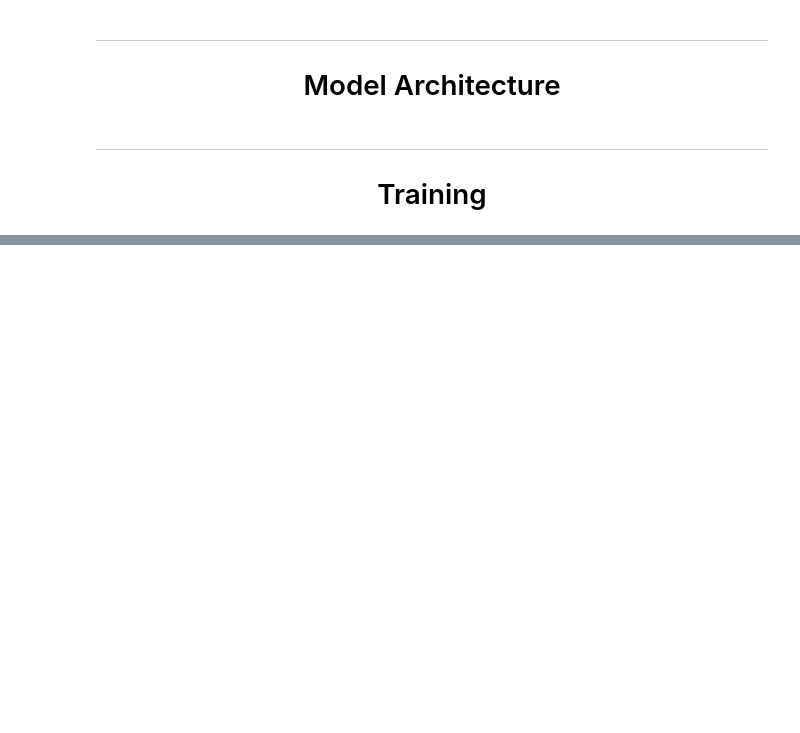
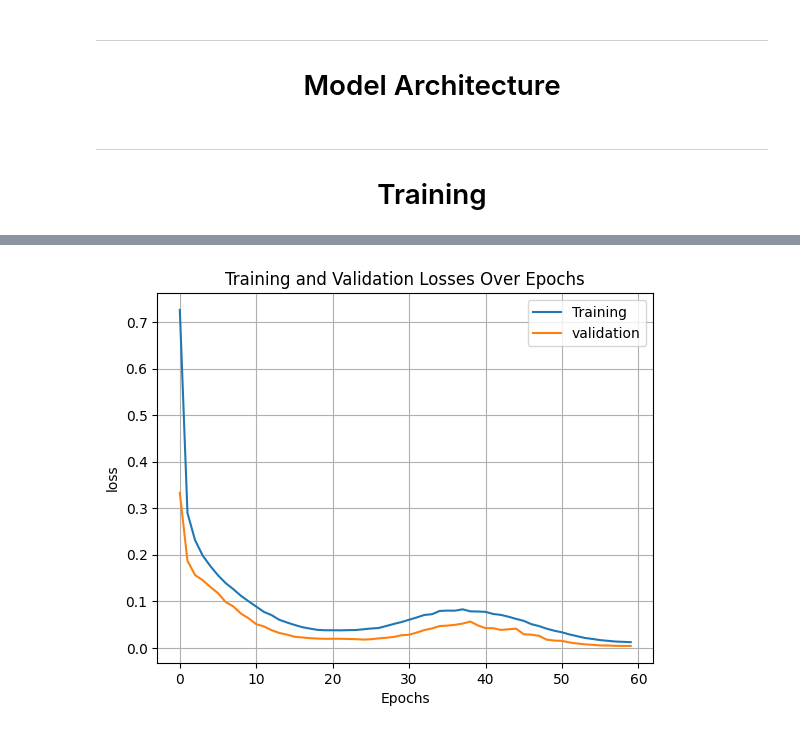
Before and after one commit to MirkoMorello/MSc_ICT, a Jupyter notebook: Final_Project/wake_word_training_slim.ipynb, the cells around one changed output, grey strips where cells are left out. Drawn from its saved outputs; the diff is of its cells as text; code cells hidden in the pictures; blank space fills up the shorter version.

Commit message:
Improved notebook and added training and validation graphs

```diff
--- a/Final_Project/wake_word_training_slim.ipynb
+++ b/Final_Project/wake_word_training_slim.ipynb
@@ -18,6 +18,9 @@ from tqdm import tqdm
 
 class SubsetSC(torchaudio.datasets.SPEECHCOMMANDS):
     def __init__(self, subset: str = None, root="./datasets/speechcommand", download=True):
+        # Creates the directory where download the dataset if it doesn't exists.
+        if not os.path.exists(root) and download:
+            os.mkdir(root)
         super().__init__(root=root, download=download)
         def load_list(filename):
             filepath = os.path.join(self._path, filename)
@@ -303,9 +306,14 @@ def validate_epoch(model, val_loader, device, epoch):
     epoch_loss = running_loss / total_samples
     epoch_accuracy = running_accuracy / total_samples
     return epoch_loss, epoch_accuracy
+# %%
+train_losses = []
+train_accs = []
+val_losses = []
+val_accs = []
 # %%
 # Configuration
-num_epochs = 5
+num_epochs = 60
 batch_size = 64
 learning_rate = 0.001
 sample_rate = 16000
@@ -327,11 +335,19 @@ print("Using device:", device)
 # Initialize model, optimizer
 model = EncDecClassificationModel(num_classes=num_classes, sample_rate=sample_rate).to(device)
 optimizer = optim.Adam(model.parameters(), lr=learning_rate)
+scheduler = optim.lr_scheduler.CosineAnnealingLR(optimizer, T_max=20)
 
     # Wrap epoch loop with tqdm for overall progress monitoring
 for epoch in tqdm(range(1, num_epochs + 1), desc="Epochs"):
     train_loss, train_acc = train_epoch(model, train_loader, optimizer, device, epoch)
     val_loss, val_acc = validate_epoch(model, val_loader, device, epoch)
+    scheduler.step()
+
+    train_losses.append(train_loss)
+    train_accs.append(train_acc)
+    val_losses.append(val_loss)
+    val_accs.append(val_acc)
+
     print(f"Epoch {epoch}: Train Loss: {train_loss:.4f}, Train Acc: {train_acc:.2f}%, "
           f"Val Loss: {val_loss:.4f}, Val Acc: {val_acc:.2f}%")
     # Save the best model
@@ -344,0 +385,10 @@ Found 35 labels: ['backward', 'bed', 'bird', 'cat', 'dog', 'down', 'eight', 'fiv
+# %%
+plt.plot(range(len(train_losses)), train_losses, label="Training")
+plt.plot(range(len(val_losses)), val_losses, label="Validation")
+plt.xlabel("Epochs")
+plt.ylabel("loss")
+plt.title("Training and Validation Losses Over Epochs")
+plt.legend()
+plt.grid()
+# %% [output]
+[figure, added]
```
Also changed, not shown: parts of 5 cells of this notebook.
